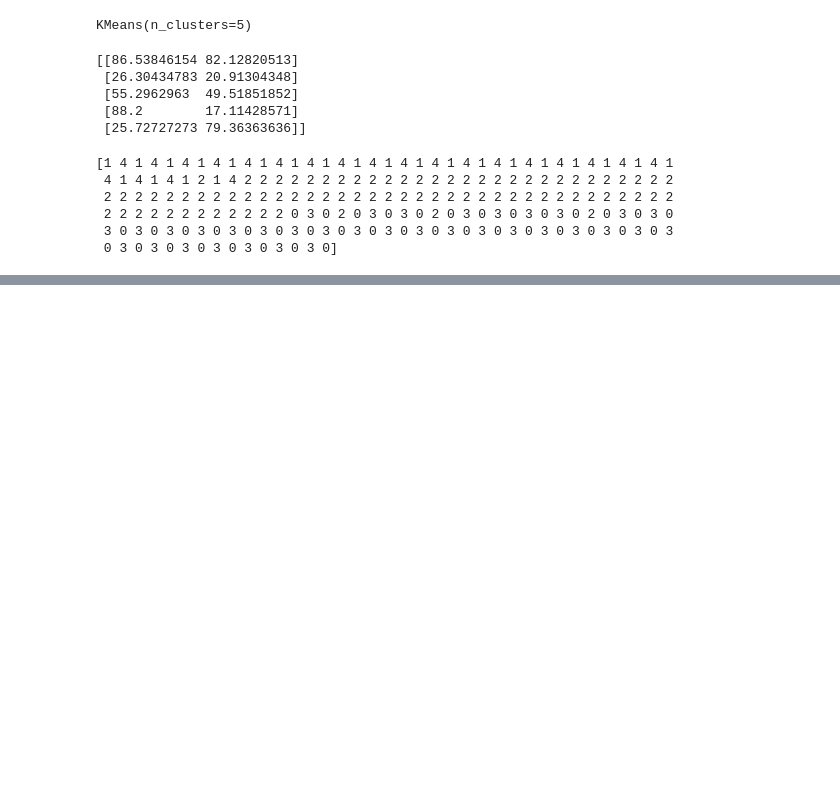
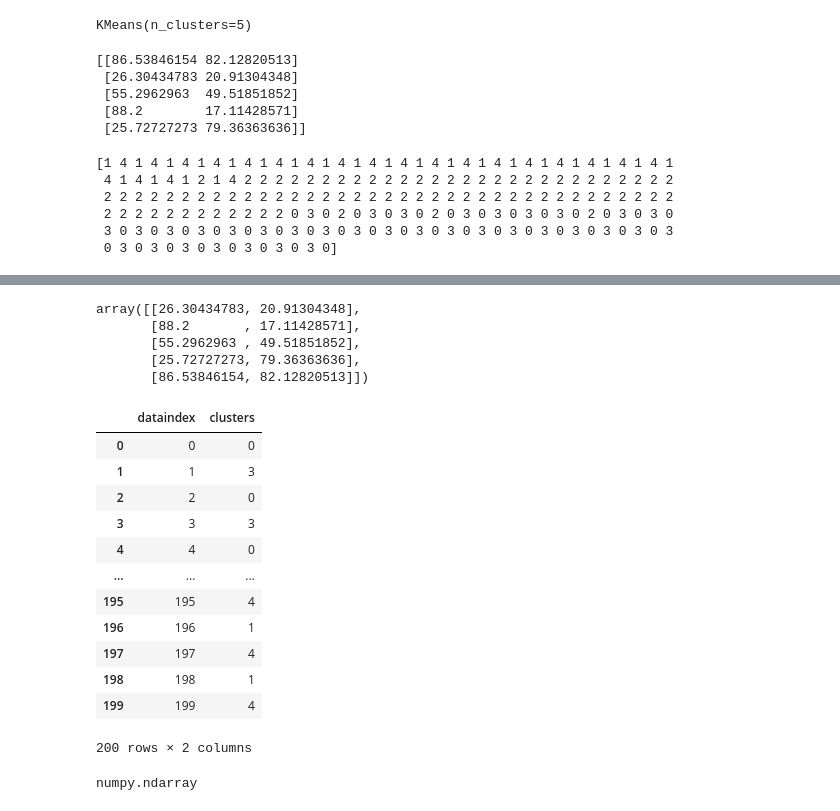
Before and after one commit to ArshAhmadDogar/Sklearn-Specialization, a Jupyter notebook: Clustering/Customer_Segmentation_Clustering.ipynb, the cells around one changed output, grey strips where cells are left out. Cells and saved outputs as stored; diff of their text form; code cells hidden in the pictures; blank space fills up the shorter version.

```diff
--- a/Clustering/Customer_Segmentation_Clustering.ipynb
+++ b/Clustering/Customer_Segmentation_Clustering.ipynb
@@ -87,0 +139,31 @@ print(km_model.labels_)
+# %%
+km.cluster_centers_
+# %% [output]
+array([[26.30434783, 20.91304348],
+       [88.2       , 17.11428571],
+       [55.2962963 , 49.51851852],
+       [25.72727273, 79.36363636],
+       [86.53846154, 82.12820513]])
+# %%
+cluster_map = pd.DataFrame()
+cluster_map['dataindex'] = df.index.values
+cluster_map['clusters'] = km.labels_
+cluster_map
+# %% [output]
+|  | dataindex | clusters |
+| 0 | 0 | 0 |
+| 1 | 1 | 3 |
+| 2 | 2 | 0 |
+| 3 | 3 | 3 |
+| 4 | 4 | 0 |
+| ... | ... | ... |
+| 195 | 195 | 4 |
+| 196 | 196 | 1 |
+| 197 | 197 | 4 |
+| 198 | 198 | 1 |
+| 199 | 199 | 4 |
+200 rows × 2 columns
+# %%
+type(km.labels_)
+# %% [output]
+numpy.ndarray
```
Also changed, not shown: parts of 7 cells of this notebook, 14 other files.
